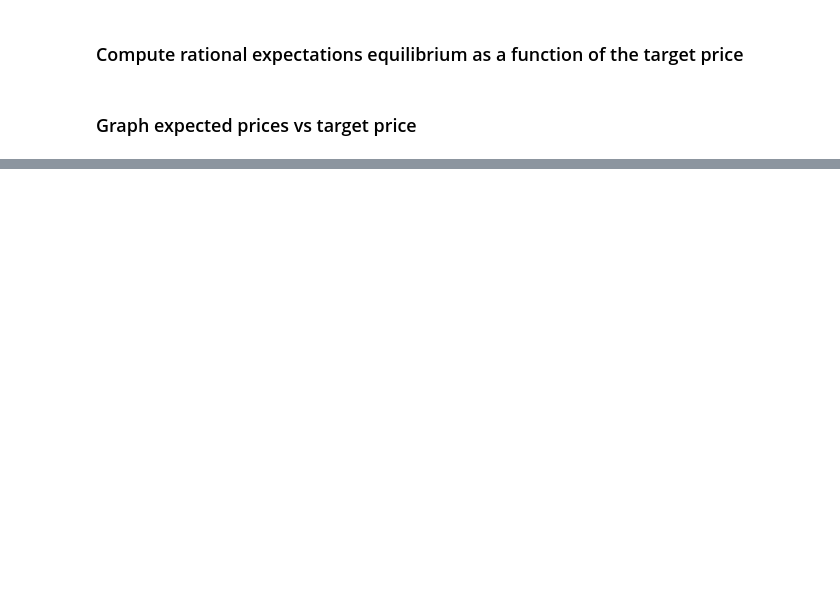
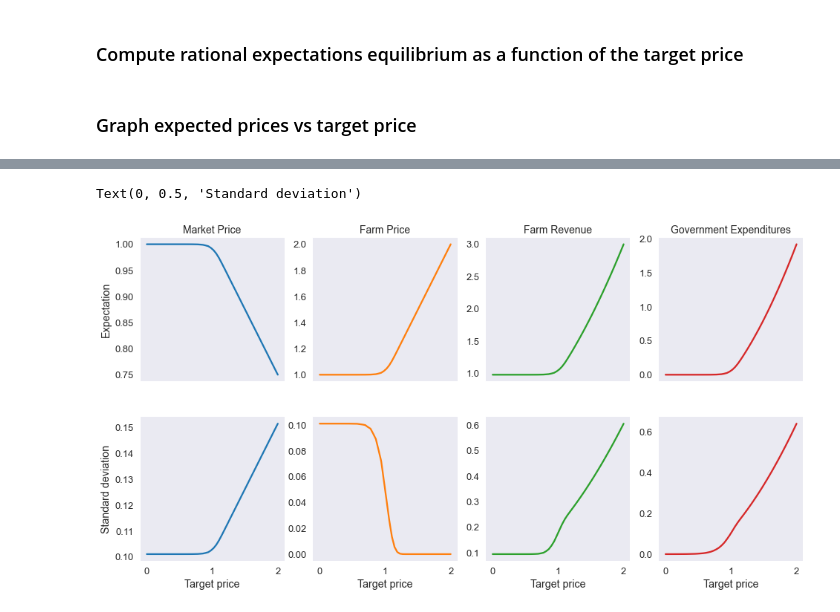
Before and after one commit to randall-romero/CompEcon, a Jupyter notebook: notebooks/intro/02 Rational Expectations Agricultural Market Model.ipynb, the cells around one changed output, grey strips where cells are left out. Cells and saved outputs as stored; diff of their text form; code cells hidden in the pictures; blank space fills up the shorter version.

```diff
--- a/notebooks/intro/02 Rational Expectations Agricultural Market Model.ipynb
+++ b/notebooks/intro/02 Rational Expectations Agricultural Market Model.ipynb
@@ -96,30 +110,35 @@ fig1.show()
 # %% [markdown]
 ### Compute rational expectations equilibrium as a function of the target price
 # %%
-nplot = 50
-ptarg = np.linspace(0, 2, nplot)
-a = 1
-Ep, Ef, Er, Eg, Sp, Sf, Sr, Sg = (np.empty(nplot) for k in range(8))
+def solve_farm_problem(ptarg):
+    a=1.0 # initial guess
 
-for ip in range(nplot):
     for it in range(50):
         aold = a
-        a = A(a, ptarg[ip])
-        if np.linalg.norm((a - aold) < 1.e-10):
+        a = A(a, ptarg)
+        if abs(a - aold) < 1.e-10:
             break
 
     q = a * y                       # quantity produced
     p = 1.5 - 0.5 * a * y           # market price
-    f = np.maximum(p, ptarg[ip])    # farm price
+    f = np.maximum(p, ptarg)    # farm price
     r = f * q                       # farm revenue
     g = (f - p) * q                 # government expenditures
 
-    xavg, xstd = discmoments(w, np.vstack((p, f, r, g)))
-    Ep[ip], Ef[ip], Er[ip], Eg[ip] = tuple(xavg)
-    Sp[ip], Sf[ip], Sr[ip], Sg[ip] = tuple(xstd)
+    return discmoments(w, np.vstack((p, f, r, g)))
 
 
-zeroline = lambda y: plt.axhline(y[0], linestyle=':', color='gray')
+nplot = 50
+ptargets = np.linspace(0, 2, nplot)
+
+E = pd.DataFrame(index=ptargets, columns=varnames)
+S = pd.DataFrame(index=ptargets, columns=varnames)
+E.index.name = 'Target price'
+S.index.name = 'Target price'
+
+
+for ptarg in ptargets:
+    E.loc[ptarg], S.loc[ptarg] = solve_farm_problem(ptarg)
 # %% [markdown]
 ### Graph expected prices vs target price
 # %%
@@ -176,0 +200,13 @@ plt.show()
+# %%
+fig4, axs = plt.subplots(2, 4, figsize=[16,8], sharex=True)
+E.plot(subplots=True, ax=axs[0], legend=None);
+S.plot(subplots=True, ax=axs[1], legend=None);
+
+for ax, tlt in zip(axs[0], E):
+    ax.set_title(tlt, size=14)
+
+axs[0,0].set_ylabel('Expectation')
+axs[1,0].set_ylabel('Standard deviation')
+# %% [output]
+Text(0, 0.5, 'Standard deviation')
+[figure, added]
```
Also changed, not shown: parts of 10 cells of this notebook, 1 other file.
